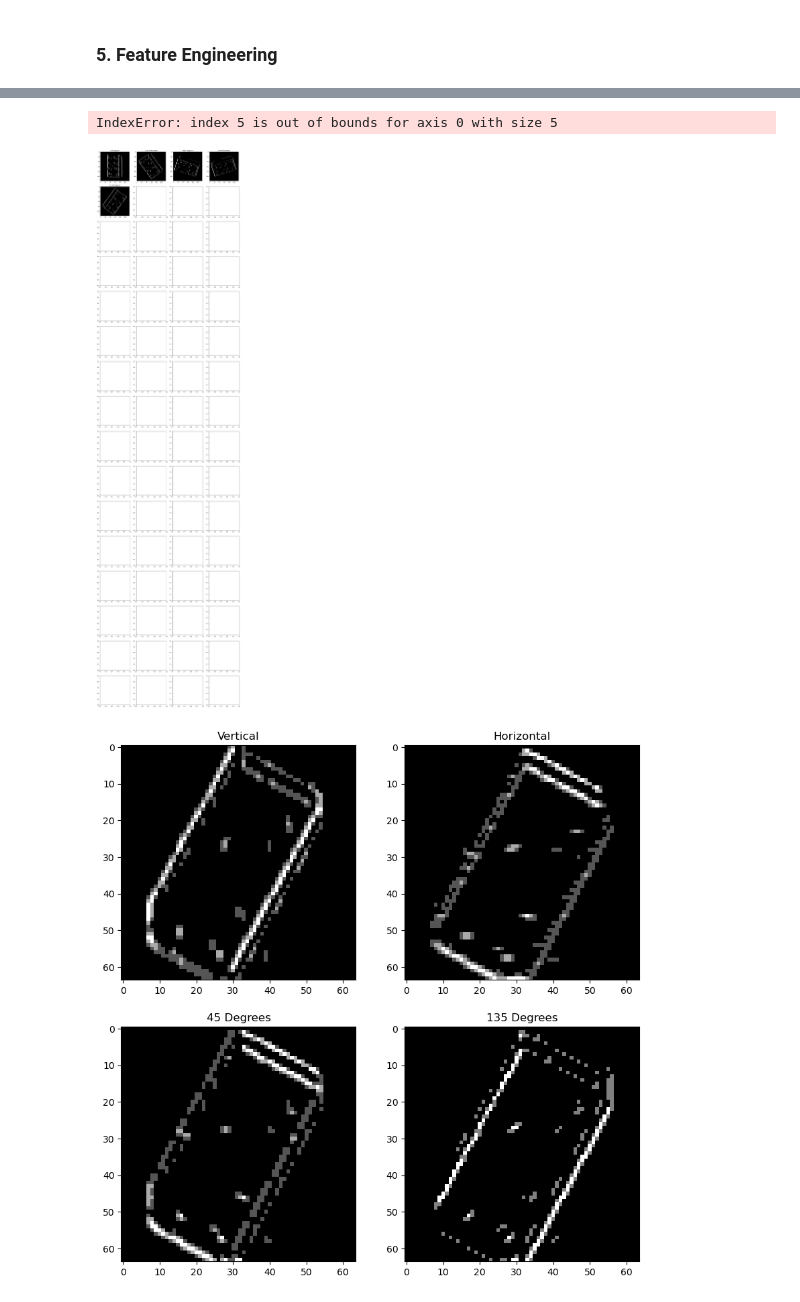
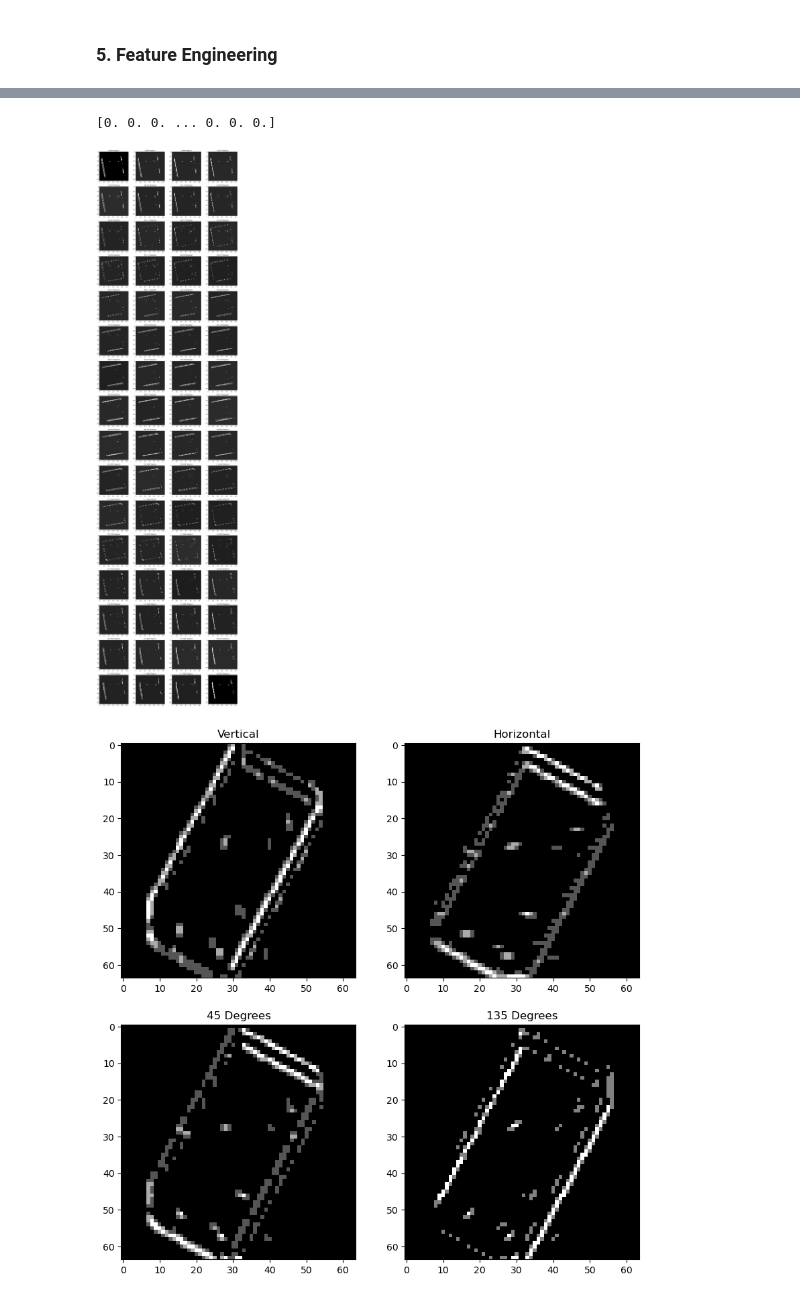
Before and after one commit to lemslemslems/engr418_project_stage2, a Jupyter notebook: Group_7_stage_2_code.ipynb, the cells around one changed output, grey strips where cells are left out. Saved outputs shown, nothing was run; the diff lists cells and outputs as text; code cells hidden in the pictures.

```diff
--- a/Group_7_stage_2_code.ipynb
+++ b/Group_7_stage_2_code.ipynb
@@ -389,8 +389,8 @@ def edge_histogram(array):
     return hist_all
 # %%
 def count_edge1(array, num_features, thresh):
-    array[array > 0] = 255
-    angles = [180/num_features*i for i in range(num_features)]
+
+    angles = np.linspace(0,180, num_features)
     kernel_size = 3
     kernel = np.hstack((np.ones((kernel_size,1)), np.zeros((kernel_size,1)), -np.ones((kernel_size,1))))
     histograms = []
@@ -398,6 +398,7 @@ def count_edge1(array, num_features, thresh):
     for i in range(len(angles)):
 
         array_rotated = ndimage.rotate(array, angles[i], reshape = 0)
+        array[array > 0] = 255
         padding_x = kernel_size // 2
         padding_y = padding_x
         padding = ((padding_x, padding_x), (padding_y, padding_y))
@@ -410,11 +411,9 @@ def count_edge1(array, num_features, thresh):
 
     # Threshold
     for k in range(len(histograms)):
-        for i in range(len(histograms[k])):
-            for j in range(len(histograms[k,i])):
-                if histograms[k,i,j] < thresh: histograms[k,i,j] = 0
+        histograms[k] = histograms[k]/np.linalg.norm(histograms[k])
+        histograms[k, histograms[k]/np.max(histograms[k]) < 0.7] = 0
 
-    histograms = histograms/np.linalg.norm(histograms)
 
     return histograms
 # %%
@@ -434,9 +433,11 @@ fig, axs = plt.subplots(1,3)
 fig.set_figwidth(15)
 edge_thresh = 65
 neighbour_thresh = 10
-idx_check = 15
-class_label = 0
+idx_check = 5
+# ['2x1', 'cir', 'rec', 'squ']
+class_label = 3
 P = 27
+num_features = 64
 
 im = folder_training[class_label][idx_check]
 axs[0].imshow(mpimg.imread(im))
@@ -459,7 +460,7 @@ edges_array_scaled = crop(edges_array_scaled)
 edges_array_scaled = reorient(edges_array_scaled)
 
 # increase saturation
-# edges_array_scaled = np.array(Image.fromarray(edges_array_scaled).resize((64,64)))
+edges_array_scaled = np.array(Image.fromarray(edges_array_scaled).resize((64,64)))
 edges_array_scaled[edges_array_scaled/255 > 0.5] = 255
 edges_array_scaled[edges_array_scaled/255 < 0.05] = 0
 axs[2].imshow(edges_array_scaled, cmap = 'gray')
@@ -467,7 +468,7 @@ axs[2].set_title("Edges, Reoriented and Optimized")
 plt.show()
 
 # get edge histograms for different angles
-edge_angles = count_edge1(edges_array_scaled, 5, 250)
+edge_angles = count_edge1(edges_array_scaled, num_features, 250)
 hist_norm = edge_histogram1(edge_angles)
 
 plt.plot(hist_norm[0], hist_norm[1])
@@ -496,20 +487,26 @@ print(edge_angles[0])
+# %%
+mean = np.mean(edge_angles[0])
+das = edge_angles[0, edge_angles[0]/mean < 0.5]
+print(edge_angles[0, edge_angles[0]/mean < 0.5])
+# %% [output]
+[0. 0. 0. ... 0. 0. 0.]
 # %%
-angles = [180.0/5*i for i in range(5)]
+angles = np.linspace(0,180,num_features)
 fig, axs = plt.subplots(16,4)
 fig.set_figwidth(5*4)
 fig.set_figheight(5*16)
 
 for i in range(len(angles)):
     row = i // 4
     coln = i % 4
 
-    axs[row, coln].imshow(edge_angles[i], cmap = 'gray')
-    axs[row, coln].set_title(f"{angles[i]} Degrees")
+    array_to_plot = ndimage.rotate(edge_angles[i], -angles[i], reshape = 0)
+    axs[row, coln].imshow(array_to_plot, cmap = 'gray')
+    axs[row, coln].set_title(f"{angles[i]:.3f} Degrees")
 
 plt.show()
 # %% [output]
-IndexError: index 5 is out of bounds for axis 0 with size 5
-[figure, old version]
+[figure, new version]
 # %%
 fig, axs = plt.subplots(2,2)
 fig.set_figwidth(10)
```
Also changed, not shown: parts of 5 cells of this notebook.
